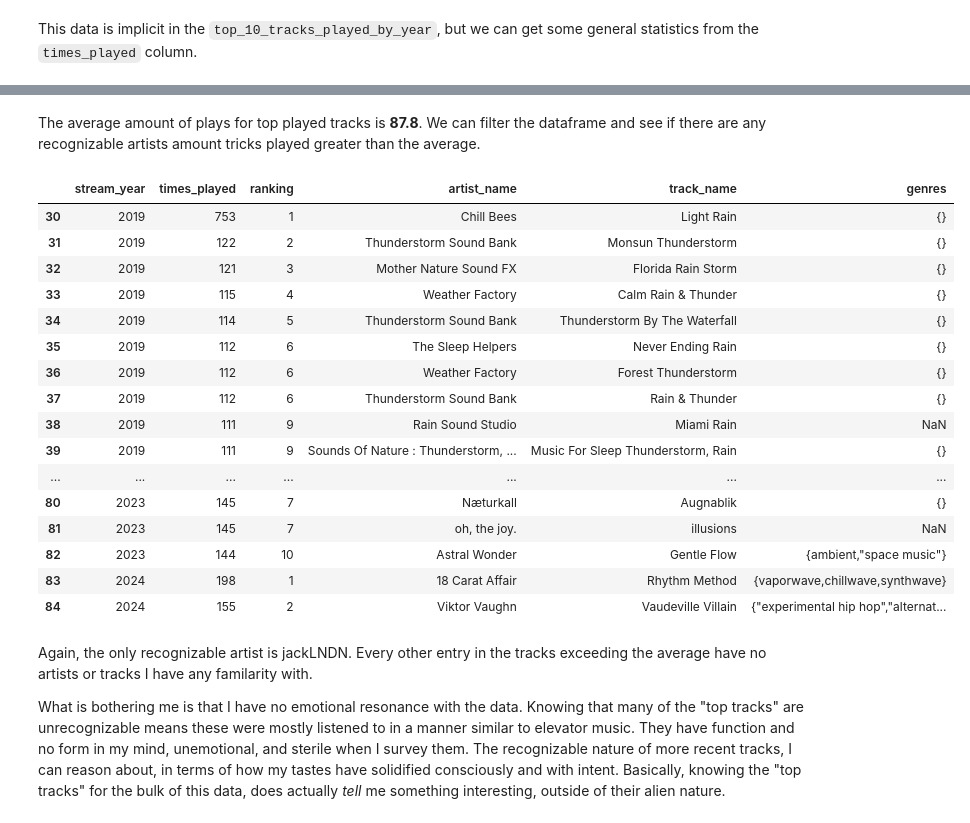
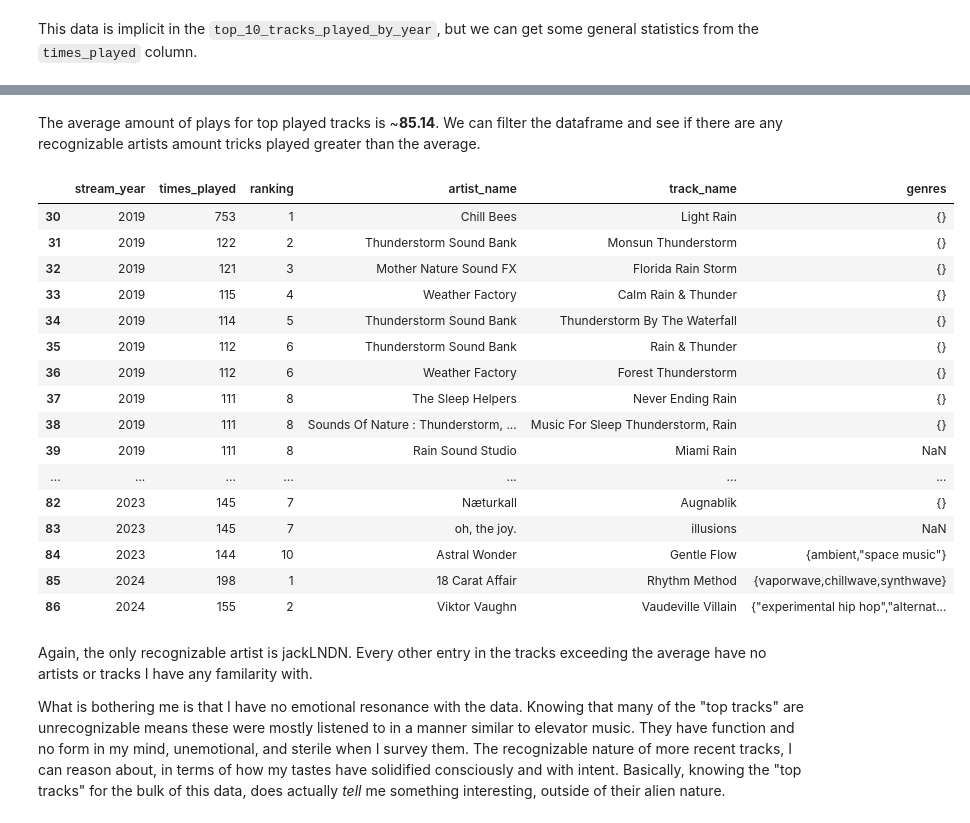
Before and after one commit to terryjbates/Spotify_Streaming_Data_Analysis, a Jupyter notebook: notebooks/Spotify_Streaming_Analysis.ipynb, the cells around one changed output, grey strips where cells are left out. Drawn from its saved outputs; the diff is of its cells as text; code cells hidden in the pictures.

```diff
--- a/notebooks/Spotify_Streaming_Analysis.ipynb
+++ b/notebooks/Spotify_Streaming_Analysis.ipynb
@@ -2081,27 +2116,27 @@ min        1.000000
 max      753.000000
 Name: times_played, dtype: float64
 # %% [markdown]
-The average amount of plays for top played tracks is **87.8**. We can filter the dataframe and see if there are any recognizable artists amount tricks played greater than the average.
+The average amount of plays for top played tracks is ~**85.14**. We can filter the dataframe and see if there are any recognizable artists amount tricks played greater than the average.
 # %%
-top_10_tracks_played_by_year_df.query('times_played >= 87.8')
+top_10_tracks_played_by_year_df.query('times_played >= 85.14')
 # %% [output]
 |  | stream_year | times_played | ranking | artist_name | track_name | genres |
 | 30 | 2019 | 753 | 1 | Chill Bees | Light Rain | {} |
 | 31 | 2019 | 122 | 2 | Thunderstorm Sound Bank | Monsun Thunderstorm | {} |
 | 32 | 2019 | 121 | 3 | Mother Nature Sound FX | Florida Rain Storm | {} |
 | 33 | 2019 | 115 | 4 | Weather Factory | Calm Rain & Thunder | {} |
 | 34 | 2019 | 114 | 5 | Thunderstorm Sound Bank | Thunderstorm By The Waterfall | {} |
-| 35 | 2019 | 112 | 6 | The Sleep Helpers | Never Ending Rain | {} |
+| 35 | 2019 | 112 | 6 | Thunderstorm Sound Bank | Rain & Thunder | {} |
 | 36 | 2019 | 112 | 6 | Weather Factory | Forest Thunderstorm | {} |
-| 37 | 2019 | 112 | 6 | Thunderstorm Sound Bank | Rain & Thunder | {} |
-| 38 | 2019 | 111 | 9 | Rain Sound Studio | Miami Rain | NaN |
-| 39 | 2019 | 111 | 9 | Sounds Of Nature : Thunderstorm, ... | Music For Sleep Thunderstorm, Rain | {} |
+| 37 | 2019 | 111 | 8 | The Sleep Helpers | Never Ending Rain | {} |
+| 38 | 2019 | 111 | 8 | Sounds Of Nature : Thunderstorm, ... | Music For Sleep Thunderstorm, Rain | {} |
+| 39 | 2019 | 111 | 8 | Rain Sound Studio | Miami Rain | NaN |
 | ... | ... | ... | ... | ... | ... | ... |
-| 80 | 2023 | 145 | 7 | Næturkall | Augnablik | {} |
-| 81 | 2023 | 145 | 7 | oh, the joy. | illusions | NaN |
-| 82 | 2023 | 144 | 10 | Astral Wonder | Gentle Flow | {ambient,"space music"} |
-| 83 | 2024 | 198 | 1 | 18 Carat Affair | Rhythm Method | {vaporwave,chillwave,synthwave} |
-| 84 | 2024 | 155 | 2 | Viktor Vaughn | Vaudeville Villain | {"experimental hip hop","alternat... |
+| 82 | 2023 | 145 | 7 | Næturkall | Augnablik | {} |
+| 83 | 2023 | 145 | 7 | oh, the joy. | illusions | NaN |
+| 84 | 2023 | 144 | 10 | Astral Wonder | Gentle Flow | {ambient,"space music"} |
+| 85 | 2024 | 198 | 1 | 18 Carat Affair | Rhythm Method | {vaporwave,chillwave,synthwave} |
+| 86 | 2024 | 155 | 2 | Viktor Vaughn | Vaudeville Villain | {"experimental hip hop","alternat... |
 # %% [markdown]
 Again, the only recognizable artist is jackLNDN. Every other entry in the tracks exceeding the average have no artists or tracks I have any familarity with.
 
```
Also changed, not shown: parts of 45 cells of this notebook, 1 other file.
